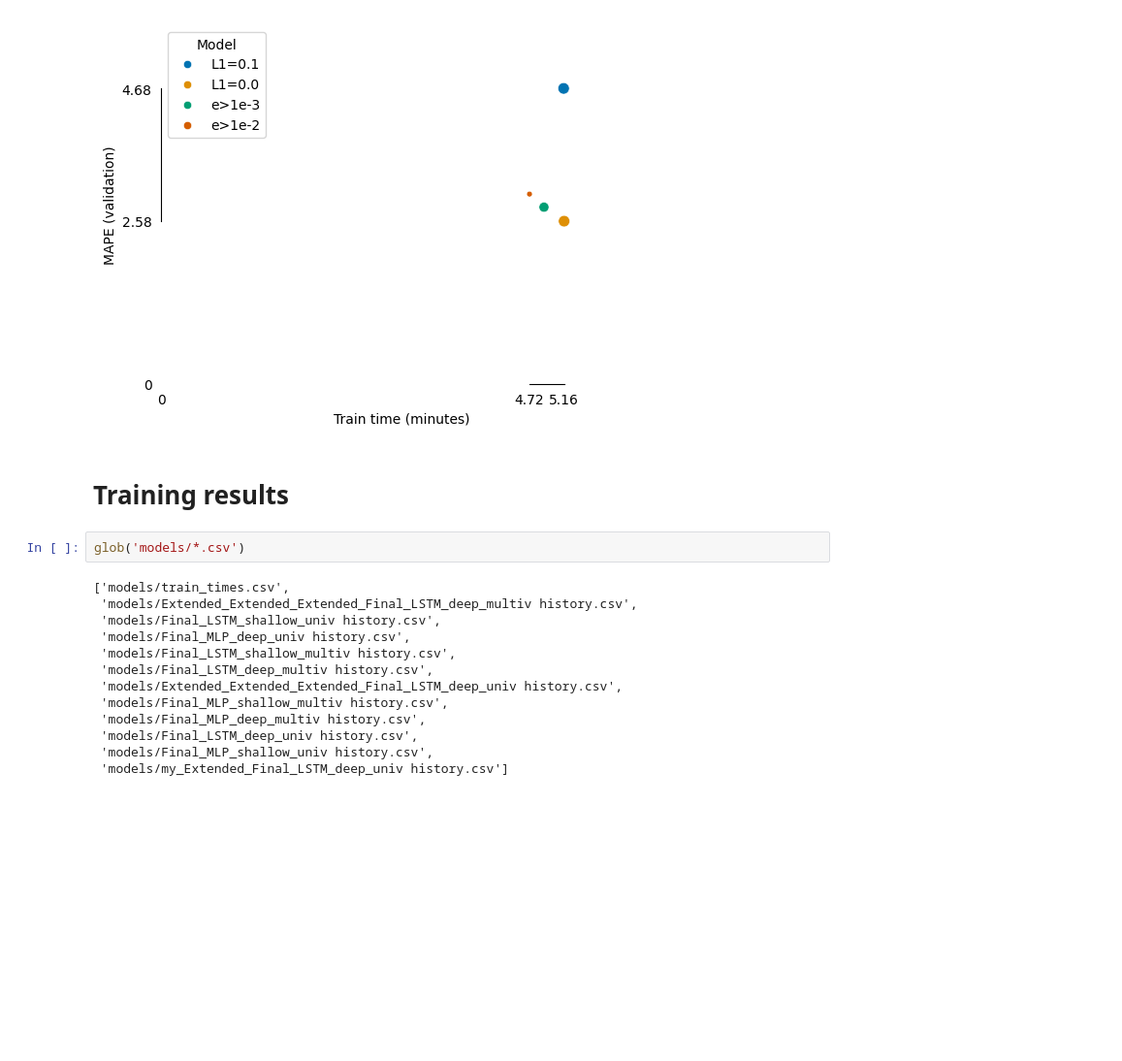
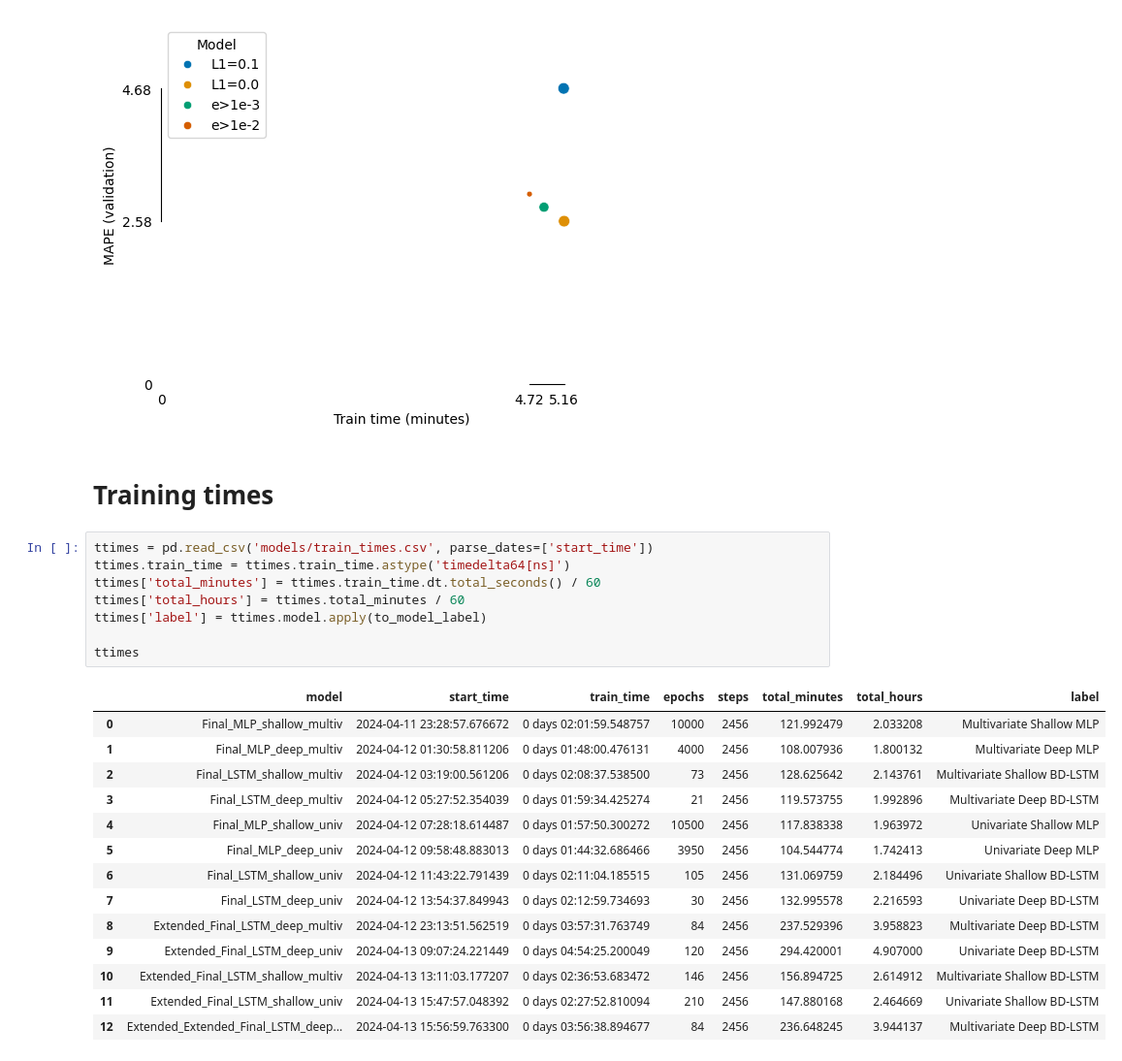
Before and after one commit to mango-unchained/Team-K---ZZSC9020-Capstone-Project, a Jupyter notebook: Results.ipynb, the cells around one changed output. Shown at 97% size. Saved outputs shown, nothing was run; the diff lists cells and outputs as text; blank space fills up the shorter version.

```diff
--- a/Results.ipynb
+++ b/Results.ipynb
@@ -424,20 +430,28 @@ show(fig, [ax], style_legend=False)
 # %% [output]
 [figure]
 # %% [markdown]
-# Training results
+# Training times
-# %%
-glob('models/*.csv')
-# %% [output]
-['models/train_times.csv',
- 'models/Extended_Extended_Extended_Final_LSTM_deep_multiv history.csv',
- 'models/Final_LSTM_shallow_univ history.csv',
- 'models/Final_MLP_deep_univ history.csv',
- 'models/Final_LSTM_shallow_multiv history.csv',
- 'models/Final_LSTM_deep_multiv history.csv',
- 'models/Extended_Extended_Extended_Final_LSTM_deep_univ history.csv',
- 'models/Final_MLP_shallow_multiv history.csv',
- 'models/Final_MLP_deep_multiv history.csv',
- 'models/Final_LSTM_deep_univ history.csv',
- 'models/Final_MLP_shallow_univ history.csv',
- 'models/my_Extended_Final_LSTM_deep_univ history.csv']
+# %%
+ttimes = pd.read_csv('models/train_times.csv', parse_dates=['start_time'])
+ttimes.train_time = ttimes.train_time.astype('timedelta64[ns]')
+ttimes['total_minutes'] = ttimes.train_time.dt.total_seconds() / 60
+ttimes['total_hours'] = ttimes.total_minutes / 60
+ttimes['label'] = ttimes.model.apply(to_model_label)
+
+ttimes
+# %% [output]
+|  | model | start_time | train_time | epochs | steps | total_minutes | total_hours | label |
+| 0 | Final_MLP_shallow_multiv | 2024-04-11 23:28:57.676672 | 0 days 02:01:59.548757 | 10000 | 2456 | 121.992479 | 2.033208 | Multivariate Shallow MLP |
+| 1 | Final_MLP_deep_multiv | 2024-04-12 01:30:58.811206 | 0 days 01:48:00.476131 | 4000 | 2456 | 108.007936 | 1.800132 | Multivariate Deep MLP |
+| 2 | Final_LSTM_shallow_multiv | 2024-04-12 03:19:00.561206 | 0 days 02:08:37.538500 | 73 | 2456 | 128.625642 | 2.143761 | Multivariate Shallow BD-LSTM |
+| 3 | Final_LSTM_deep_multiv | 2024-04-12 05:27:52.354039 | 0 days 01:59:34.425274 | 21 | 2456 | 119.573755 | 1.992896 | Multivariate Deep BD-LSTM |
+| 4 | Final_MLP_shallow_univ | 2024-04-12 07:28:18.614487 | 0 days 01:57:50.300272 | 10500 | 2456 | 117.838338 | 1.963972 | Univariate Shallow MLP |
+| 5 | Final_MLP_deep_univ | 2024-04-12 09:58:48.883013 | 0 days 01:44:32.686466 | 3950 | 2456 | 104.544774 | 1.742413 | Univariate Deep MLP |
+| 6 | Final_LSTM_shallow_univ | 2024-04-12 11:43:22.791439 | 0 days 02:11:04.185515 | 105 | 2456 | 131.069759 | 2.184496 | Univariate Shallow BD-LSTM |
+| 7 | Final_LSTM_deep_univ | 2024-04-12 13:54:37.849943 | 0 days 02:12:59.734693 | 30 | 2456 | 132.995578 | 2.216593 | Univariate Deep BD-LSTM |
+| 8 | Extended_Final_LSTM_deep_multiv | 2024-04-12 23:13:51.562519 | 0 days 03:57:31.763749 | 84 | 2456 | 237.529396 | 3.958823 | Multivariate Deep BD-LSTM |
+| 9 | Extended_Final_LSTM_deep_univ | 2024-04-13 09:07:24.221449 | 0 days 04:54:25.200049 | 120 | 2456 | 294.420001 | 4.907000 | Univariate Deep BD-LSTM |
+| 10 | Extended_Final_LSTM_shallow_multiv | 2024-04-13 13:11:03.177207 | 0 days 02:36:53.683472 | 146 | 2456 | 156.894725 | 2.614912 | Multivariate Shallow BD-LSTM |
+| 11 | Extended_Final_LSTM_shallow_univ | 2024-04-13 15:47:57.048392 | 0 days 02:27:52.810094 | 210 | 2456 | 147.880168 | 2.464669 | Univariate Shallow BD-LSTM |
+| 12 | Extended_Extended_Final_LSTM_deep... | 2024-04-13 15:56:59.763300 | 0 days 03:56:38.894677 | 84 | 2456 | 236.648245 | 3.944137 | Multivariate Deep BD-LSTM |
 # %%
```
Also changed, not shown: parts of 11 cells of this notebook, 2 other files.
